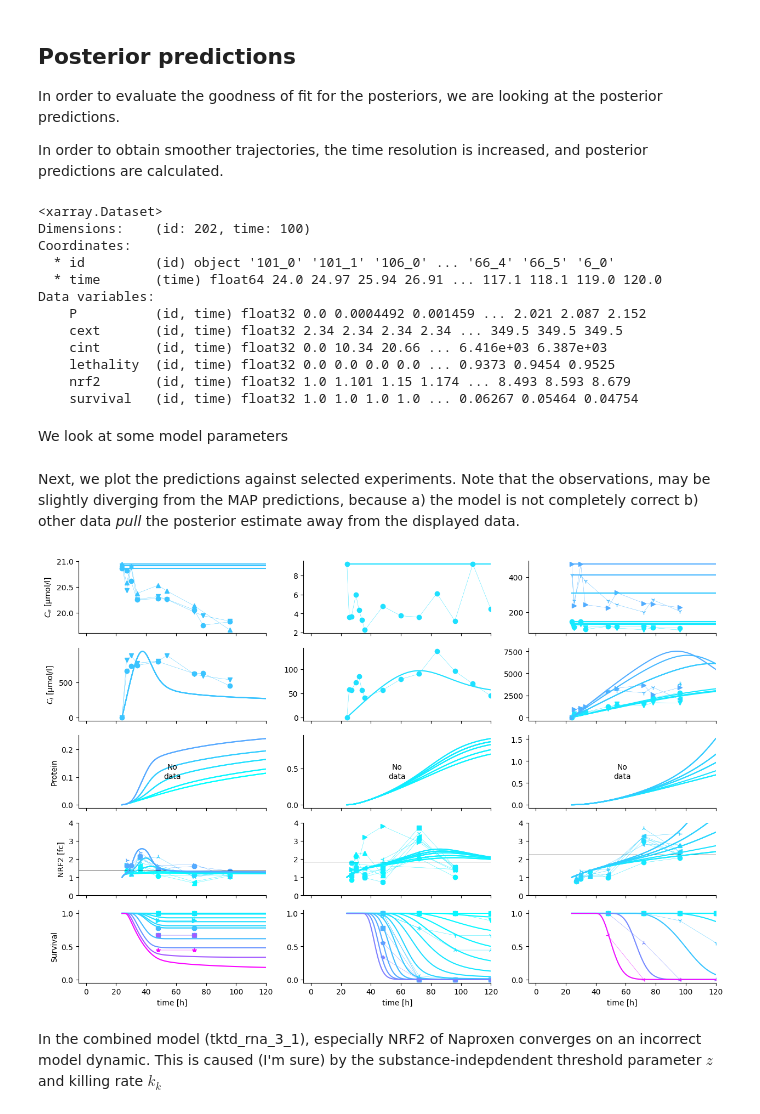
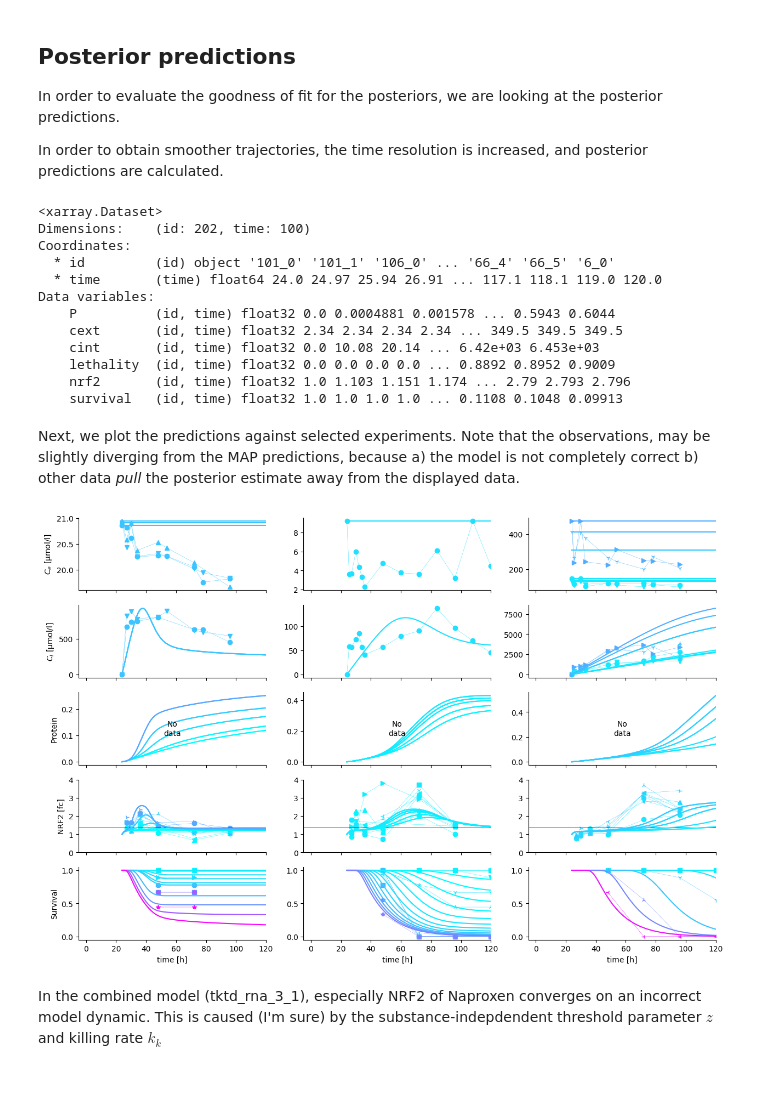
Before and after one commit to flo-schu/tktd_rna_pulse, a Jupyter notebook: scripts/tktd_rna_3_6c_substance_independent.ipynb, the cells around one changed output. Cells and saved outputs as stored; diff of their text form; code cells hidden in the pictures; blank space fills up the shorter version.

```diff
--- a/scripts/tktd_rna_3_6c_substance_independent.ipynb
+++ b/scripts/tktd_rna_3_6c_substance_independent.ipynb
@@ -49,12 +46,3 @@ MinMaxScaler(variable=cext, min=0.0, max=514.382187237679)
 MinMaxScaler(variable=cint, min=0.0, max=6364.836264471382)
 MinMaxScaler(variable=nrf2, min=0.0, max=3.806557074337876)
 MinMaxScaler(variable=survival, min=0.0, max=18.0)
-# %%
-# Derive Ci_max
-
-Ci_max = []
-for s in sim.observations.attrs["substance"]:
-    cm = sim.observations.cint.swap_dims(id="substance").sel(substance=s).max()
-    Ci_max.append(float(cm.values))
-
-Ci_max
@@ -276,24 +49,3 @@ below is the code to manually execute a model and play around with the parameter
-# %%
-theta = {
-    'k_i': np.array([5. , 0.5, 0.5]),
-    'r_rt': np.array([0.1, 0.1, 0.1]),
-    'r_rd': np.array([0.5, 0.5, 0.5]),
-    'z_ci': np.array([1,   1., 1.]),
-    'k_p': np.array([0.1 , 0.1, 0.1]),
-    'h_b': np.array([1.e-07, 1e-7, 1e-7]),
-    'v_rt': np.array([1.,1,1]),
-    'ci_max': np.array(Ci_max),
-    'z': np.array([2,2,2]),
-    'kk': np.array([0.2, 0.2, 0.2]),
-    'b_base': np.array([0.1, 0.1, 0.1]),
-    'sigma_cint': np.array([1, 1, 1]),
-    'sigma_nrf2': np.array([0.1, 0.1, 0.1])
-}
-
-sim.coordinates["time"] = np.linspace(24, 120, 100)
-e = sim.dispatch(theta)
-e()
-res = e.results
 # %% [markdown]
 ## Parameter inference
 
@@ -316,7 +68,7 @@ the model only sample the prior distributions `only_prior=True`
 # %%
 # set the inference model
 sim.coordinates["time"] = sim.observations.time.values
-sim.inferer.inference_model = partial(model_rna_pulse_3_6c_substance_specific, only_prior=True)
+sim.inferer.inference_model = partial(model_rna_pulse_3_6c_substance_independent_rna_protein_module, only_prior=True)
 
 # prior predictions
 seed = int(np.random.random_integers(0, 100, 1))
@@ -330,10 +82,10 @@ been setup before.
 # %%
 # set the inference model
 sim.config.set("inference.numpyro", "kernel", "map")
-sim.config.set("inference.numpyro", "svi_iterations", "2000")
+sim.config.set("inference.numpyro", "svi_iterations", "5000")
 sim.config.set("inference.numpyro", "svi_learning_rate", "0.01")
 sim.coordinates["time"] = sim.observations.time.values
-sim.inferer.inference_model = partial(model_rna_pulse_3_6c_substance_specific, only_prior=False)
+sim.inferer.inference_model = partial(model_rna_pulse_3_6c_substance_independent_rna_protein_module, only_prior=False)
 sim.inferer.run()
 
 # show (and explore idata)
@@ -372,7 +142,6 @@ In order to obtain smoother trajectories, the time resolution is increased,
 and posterior predictions are calculated.
 # %%
 sim.coordinates["time"] = np.linspace(24, 120, 100)
-sim.config.set("inference", "n_predictions", "1")
 seed = int(np.random.random_integers(0, 100, 1))
 
 res = sim.inferer.posterior_predictions(n=1, seed=seed).mean(("draw", "chain"))
@@ -384,14 +153,12 @@ Coordinates:
   * id         (id) object '101_0' '101_1' '106_0' ... '66_4' '66_5' '6_0'
   * time       (time) float64 24.0 24.97 25.94 26.91 ... 117.1 118.1 119.0 120.0
 Data variables:
-    P          (id, time) float32 0.0 0.0004492 0.001459 ... 2.021 2.087 2.152
+    P          (id, time) float32 0.0 0.0004881 0.001578 ... 0.5943 0.6044
     cext       (id, time) float32 2.34 2.34 2.34 2.34 ... 349.5 349.5 349.5
-    cint       (id, time) float32 0.0 10.34 20.66 ... 6.416e+03 6.387e+03
-    lethality  (id, time) float32 0.0 0.0 0.0 0.0 ... 0.9373 0.9454 0.9525
-    nrf2       (id, time) float32 1.0 1.101 1.15 1.174 ... 8.493 8.593 8.679
-    survival   (id, time) float32 1.0 1.0 1.0 1.0 ... 0.06267 0.05464 0.04754
+    cint       (id, time) float32 0.0 10.08 20.14 ... 6.42e+03 6.453e+03
+    lethality  (id, time) float32 0.0 0.0 0.0 0.0 ... 0.8892 0.8952 0.9009
+    nrf2       (id, time) float32 1.0 1.103 1.151 1.174 ... 2.79 2.793 2.796
+    survival   (id, time) float32 1.0 1.0 1.0 1.0 ... 0.1108 0.1048 0.09913
-# %% [markdown]
-We look at some model parameters
 # %% [markdown]
 Next, we plot the predictions against selected experiments. Note that the observations,
 may be slightly diverging from the MAP predictions, because
@@ -413,7 +180,8 @@ for r, (v, vdict) in enumerate(data_structure.items()):
         norm = mpl.colors.Normalize(vmin=C.min(), vmax=C.max())
         for eid in sdict["experiment_ids"]:
 
-            ax, meta, obs_ids, _ = sim.plot_experiment(
+            ax, meta, obs_ids, _ = sim.mplot.plot_experiment(
+                self=sim,
                 experiment_id=eid,
                 substance=s,
                 data_var=v,
@@ -421,35 +189,35 @@ for r, (v, vdict) in enumerate(data_structure.items()):
                 norm=norm,
                 ax=axes[r, c]
             )
 
             if v != "survival":
                 ax.set_xlabel("")
 
             if v == "P":
                 ax.set_ylabel("Protein")
                 ax.spines[["right", "top"]].set_visible(False)
 
             if v == "nrf2":
                 ax.set_ylim(0, 4)
                 # note that the thresholds are mixed up. Diuron and Diclofenac should swap
                 z = sim.inferer.idata.posterior.z.mean(("chain", "draw")).values
-                ax.hlines(z[c], -10, 120, color="black", lw=0.5)
+                ax.hlines(z, -10, 120, color="black", lw=0.5)
 
             if c != 0:
                 ax.set_ylabel("")
 
             l = ax.get_legend()
             if l is not None:
                 l.remove()
             ax.set_title("")
 
             res_ids = sim.get_ids(res, {"substance": s, "experiment_id": eid})
 
             for i in res_ids:
                 y = res.sel(id=i)
                 ax.plot(res.time, y[v], color=cmap(norm(y.cext.isel(time=0))))
 # %% [output]
-[figure, old version]
+[figure, new version]
 # %% [markdown]
 In the combined model (tktd_rna_3_1), especially NRF2 of Naproxen converges on an
 incorrect model dynamic. This is caused (I'm sure) by the substance-indepdendent
```
Also changed, not shown: parts of 12 cells of this notebook, 2 other files.
